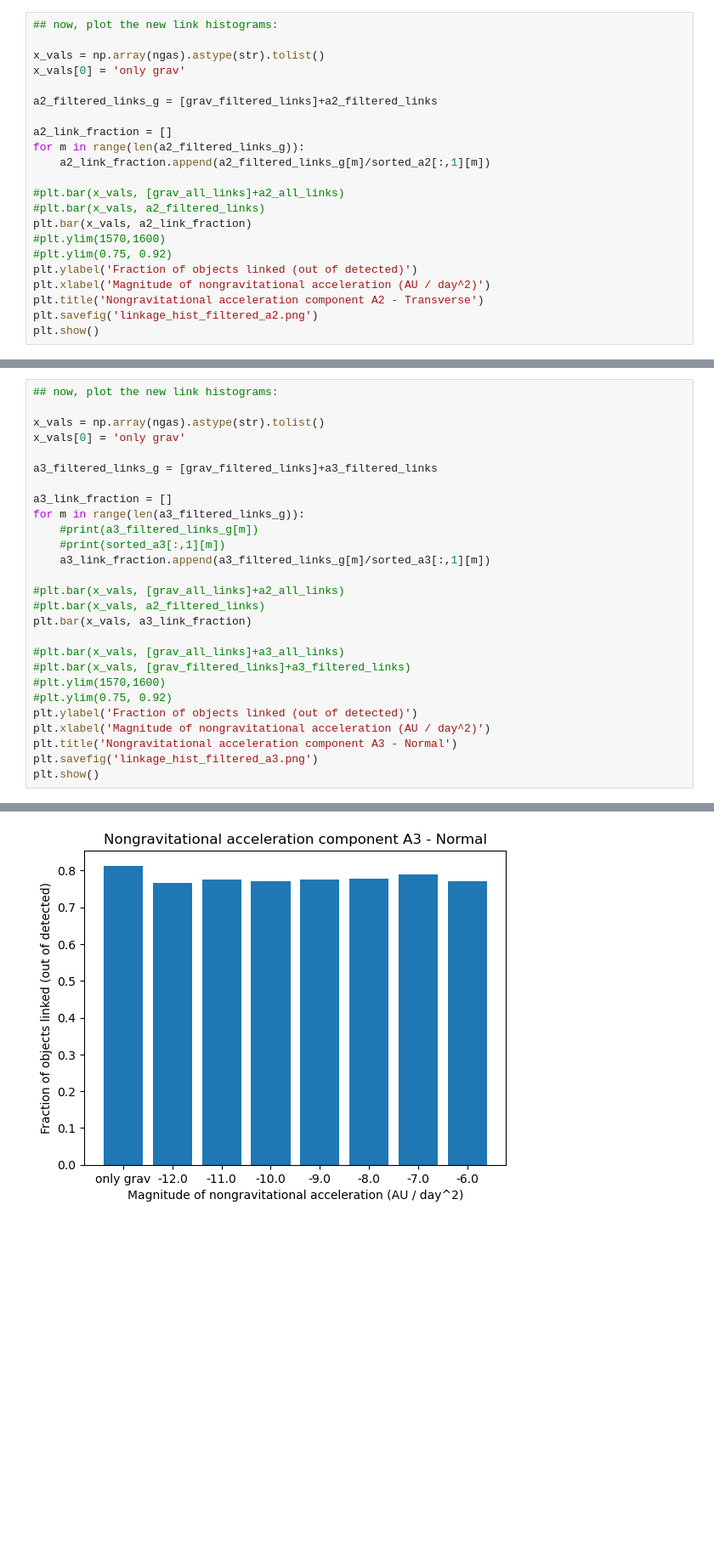
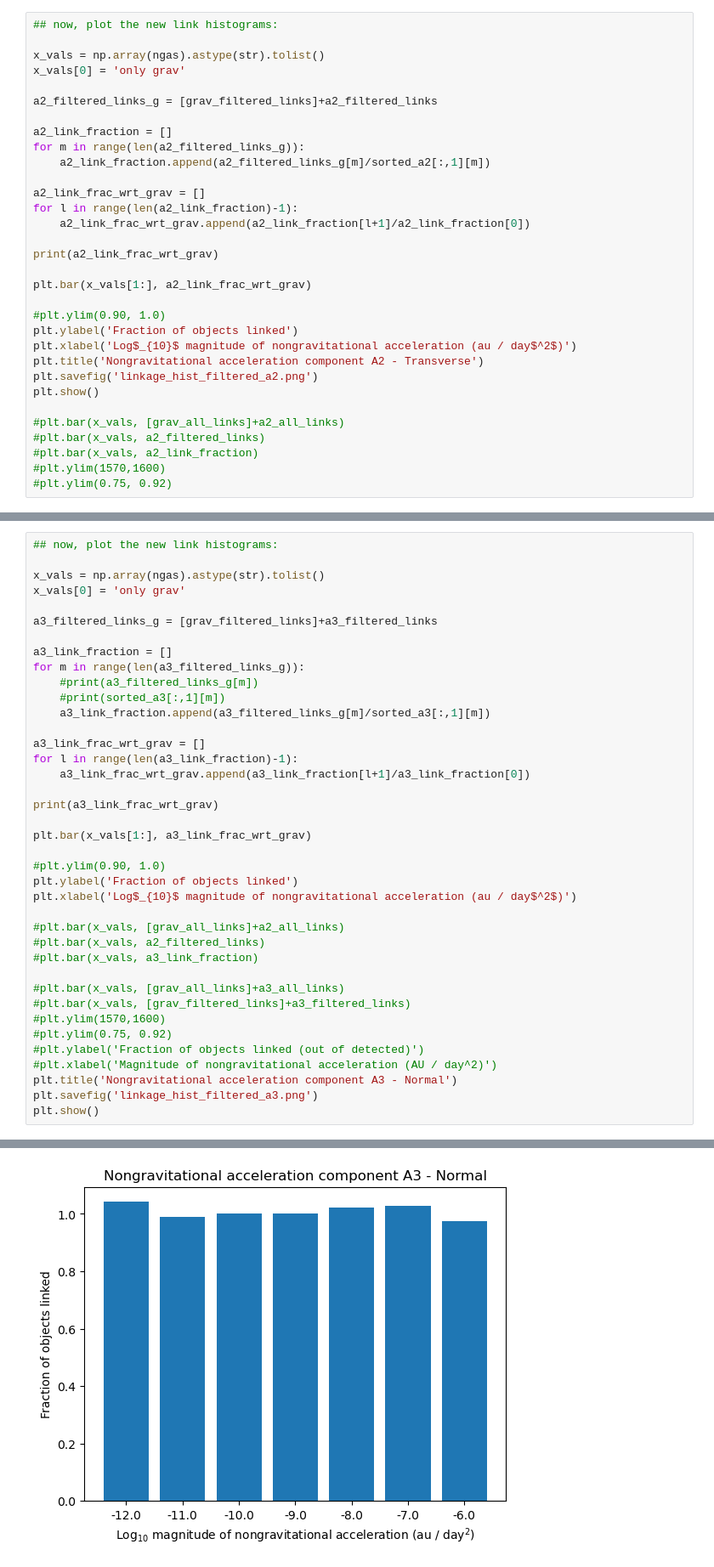
Before and after one commit to ewhite42/lsst_seti, a Jupyter notebook: nongrav/test_linking/sorcha_hist.ipynb, the cells around one changed output, grey strips where cells are left out. Shown at 85% size. Saved outputs shown, nothing was run; the diff lists cells and outputs as text; blank space fills up the shorter version.

```diff
--- a/nongrav/test_linking/sorcha_hist.ipynb
+++ b/nongrav/test_linking/sorcha_hist.ipynb
@@ -474,14 +525,24 @@ a2_link_fraction = []
 for m in range(len(a2_filtered_links_g)):
     a2_link_fraction.append(a2_filtered_links_g[m]/sorted_a2[:,1][m])
 
-#plt.bar(x_vals, [grav_all_links]+a2_all_links)
-#plt.bar(x_vals, a2_filtered_links)
-plt.bar(x_vals, a2_link_fraction)
-#plt.ylim(1570,1600)
-#plt.ylim(0.75, 0.92)
-plt.ylabel('Fraction of objects linked (out of detected)')
-plt.xlabel('Magnitude of nongravitational acceleration (AU / day^2)')
+a2_link_frac_wrt_grav = []
+for l in range(len(a2_link_fraction)-1):
+    a2_link_frac_wrt_grav.append(a2_link_fraction[l+1]/a2_link_fraction[0])
+
+print(a2_link_frac_wrt_grav)
+
+plt.bar(x_vals[1:], a2_link_frac_wrt_grav)
+
+#plt.ylim(0.90, 1.0)
+plt.ylabel('Fraction of objects linked')
+plt.xlabel('Log$_{10}$ magnitude of nongravitational acceleration (au / day$^2$)')
 plt.title('Nongravitational acceleration component A2 - Transverse')
 plt.savefig('linkage_hist_filtered_a2.png')
 plt.show()
+
+#plt.bar(x_vals, [grav_all_links]+a2_all_links)
+#plt.bar(x_vals, a2_filtered_links)
+#plt.bar(x_vals, a2_link_fraction)
+#plt.ylim(1570,1600)
+#plt.ylim(0.75, 0.92)
 # %% [output]
@@ -500,16 +562,28 @@ for m in range(len(a3_filtered_links_g)):
     #print(sorted_a3[:,1][m])
     a3_link_fraction.append(a3_filtered_links_g[m]/sorted_a3[:,1][m])
 
+a3_link_frac_wrt_grav = []
+for l in range(len(a3_link_fraction)-1):
+    a3_link_frac_wrt_grav.append(a3_link_fraction[l+1]/a3_link_fraction[0])
+
+print(a3_link_frac_wrt_grav)
+
+plt.bar(x_vals[1:], a3_link_frac_wrt_grav)
+
+#plt.ylim(0.90, 1.0)
+plt.ylabel('Fraction of objects linked')
+plt.xlabel('Log$_{10}$ magnitude of nongravitational acceleration (au / day$^2$)')
+
 #plt.bar(x_vals, [grav_all_links]+a2_all_links)
 #plt.bar(x_vals, a2_filtered_links)
-plt.bar(x_vals, a3_link_fraction)
+#plt.bar(x_vals, a3_link_fraction)
 
 #plt.bar(x_vals, [grav_all_links]+a3_all_links)
 #plt.bar(x_vals, [grav_filtered_links]+a3_filtered_links)
 #plt.ylim(1570,1600)
 #plt.ylim(0.75, 0.92)
-plt.ylabel('Fraction of objects linked (out of detected)')
-plt.xlabel('Magnitude of nongravitational acceleration (AU / day^2)')
+#plt.ylabel('Fraction of objects linked (out of detected)')
+#plt.xlabel('Magnitude of nongravitational acceleration (AU / day^2)')
 plt.title('Nongravitational acceleration component A3 - Normal')
 plt.savefig('linkage_hist_filtered_a3.png')
 plt.show()
@@ -517,4 +592,4 @@ plt.show()
-[figure, old version]
+[figure, new version]
 # %%
 ## need to add code here to check two things:
 
```
Also changed, not shown: parts of 17 cells of this notebook, 2 other files.
